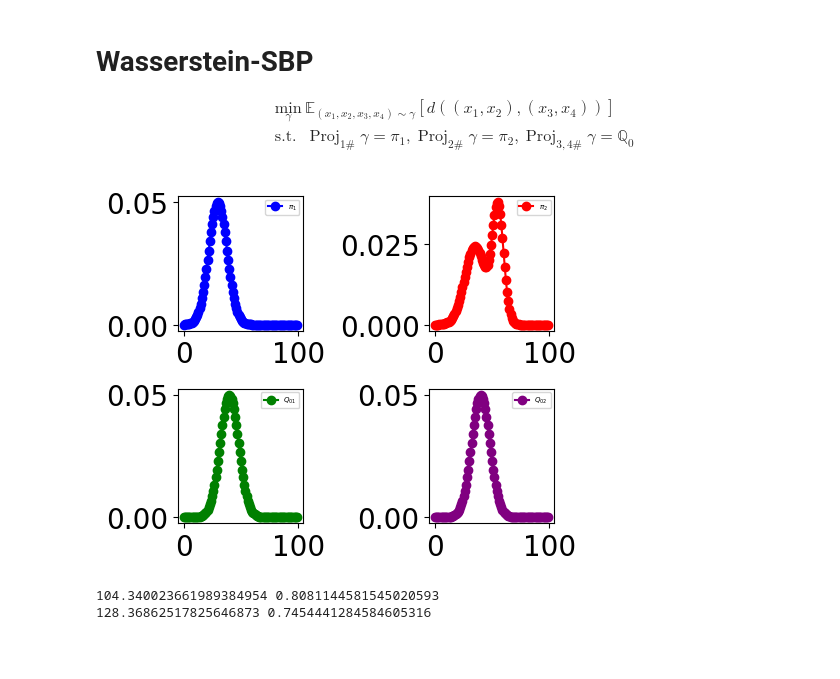
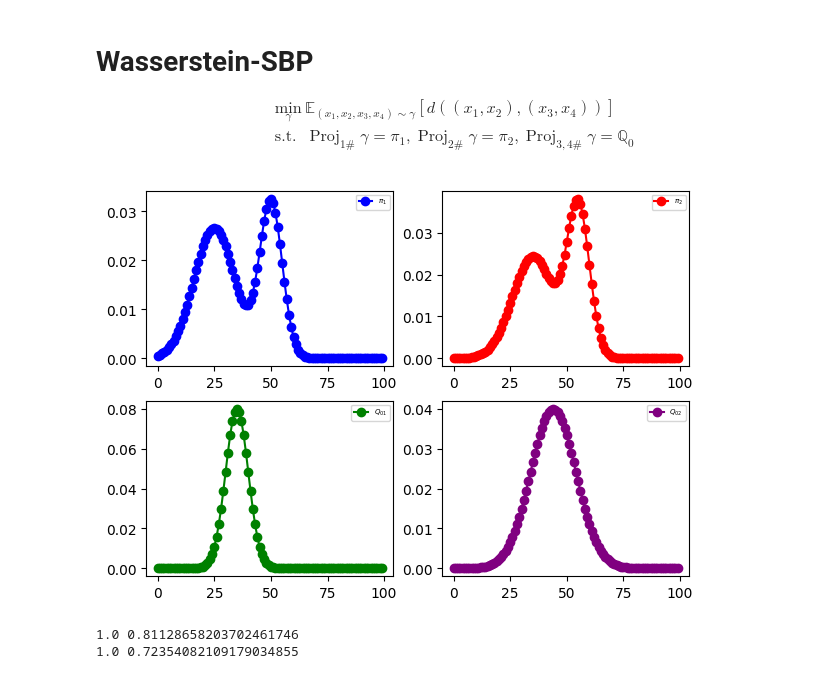
Before and after one commit to JavaZeroo/WassersteinSBP, a Jupyter notebook: SolvingSubProblem_byIPOT.ipynb, the cells around one changed output. Cells and saved outputs as stored; diff of their text form; code cells hidden in the pictures; blank space fills up the shorter version.

```diff
--- a/SolvingSubProblem_byIPOT.ipynb
+++ b/SolvingSubProblem_byIPOT.ipynb
@@ -113,31 +114,32 @@ $$
 $$
 # %%
 
-pi_1 = ot.datasets.get_1D_gauss(n,30,8)#0.55 * ot.datasets.get_1D_gauss(n,20,8) + 0.45 * ot.datasets.get_1D_gauss(n,70,9)
+# pi_1 = ot.datasets.get_1D_gauss(n,30,8)#0.55 * ot.datasets.get_1D_gauss(n,20,8) + 0.45 * ot.datasets.get_1D_gauss(n,70,9)
+pi_1 = 0.6 * ot.datasets.get_1D_gauss(n,25,9) + 0.4 * ot.datasets.get_1D_gauss(n,50,5)
 pi_2 = 0.55 * ot.datasets.get_1D_gauss(n,35,9) + 0.45 * ot.datasets.get_1D_gauss(n,55,5)
 
-Q_01 = ot.datasets.get_1D_gauss(n,40,8)
-Q_02 = ot.datasets.get_1D_gauss(n,40,8)
+Q_01 = ot.datasets.get_1D_gauss(n,35,5)
+Q_02 = ot.datasets.get_1D_gauss(n,44,10)
 
 # Q_0 is the joint distribution of Q_01 and Q_02
 Q_0 = np.outer(Q_01, Q_02)
 
-fig, axs = plt.subplots(2, 2, figsize=(5, 4))
+fig, axs = plt.subplots(2, 2, figsize=(7, 5))
 axs[0][0].plot(x, pi_1, 'o-', color='blue', label='$\pi_1$')
 axs[0][1].plot(x, pi_2, 'o-', color='red', label='$\pi_2$')
 axs[0][0].legend(fontsize=5)
 axs[0][1].legend(fontsize=5)
-fig.tight_layout()
+# fig.tight_layout()
 
 axs[1][0].plot(x, Q_01, 'o-', color='green', label='$Q_{01}$')
 axs[1][1].plot(x, Q_02, 'o-', color='purple', label='$Q_{02}$')
 axs[1][0].legend(fontsize=5)
 axs[1][1].legend(fontsize=5)
-fig.tight_layout()
+# fig.tight_layout()
 
 plt.show()
 # %% [output]
-[figure, old version]
+[figure, new version]
 # %%
 n = len(pi_1)
 
@@ -149,12 +151,14 @@ x3_values = np.arange(n,dtype=np.float128).reshape(1, n)  # 转换为行向量
 c2 = -np.dot(x1_values, x3_values)
 c2 = (c2 - c2.min())/(c2.max() - c2.min())
 
-gamma_a,loss = ProximalPointOT(pi_1,Q_01,c2,beta=1,maxiter=2000,inner_maxiter=10)
-gamma_a = (gamma_a - gamma_a.min())/(gamma_a.max() - gamma_a.min())
+gamma_a,loss = ProximalPointOT(pi_1,Q_01,c2,beta=1,maxiter=100,inner_maxiter=1)
+gamma_a = gamma_a/gamma_a.sum()
 print(gamma_a.sum(),loss[-1])
-gamma_b,loss = ProximalPointOT(Q_02,pi_2,c2,beta=1,maxiter=2000,inner_maxiter=10)
-gamma_b = (gamma_b - gamma_b.min())/(gamma_b.max() - gamma_b.min())
+# plt.plot(loss)
+gamma_b,loss = ProximalPointOT(Q_02,pi_2,c2,beta=1,maxiter=100,inner_maxiter=1)
+gamma_b = gamma_b/gamma_b.sum()
 print(gamma_b.sum(),loss[-1])
+# plt.plot(loss)
 # %% [output]
-104.340023661989384954 0.8081144581545020593
-128.36862517825646873 0.7454441284584605316
+1.0 0.81128658203702461746
+1.0 0.72354082109179034855
```
Also changed, not shown: parts of 12 cells of this notebook, 3 other files.
